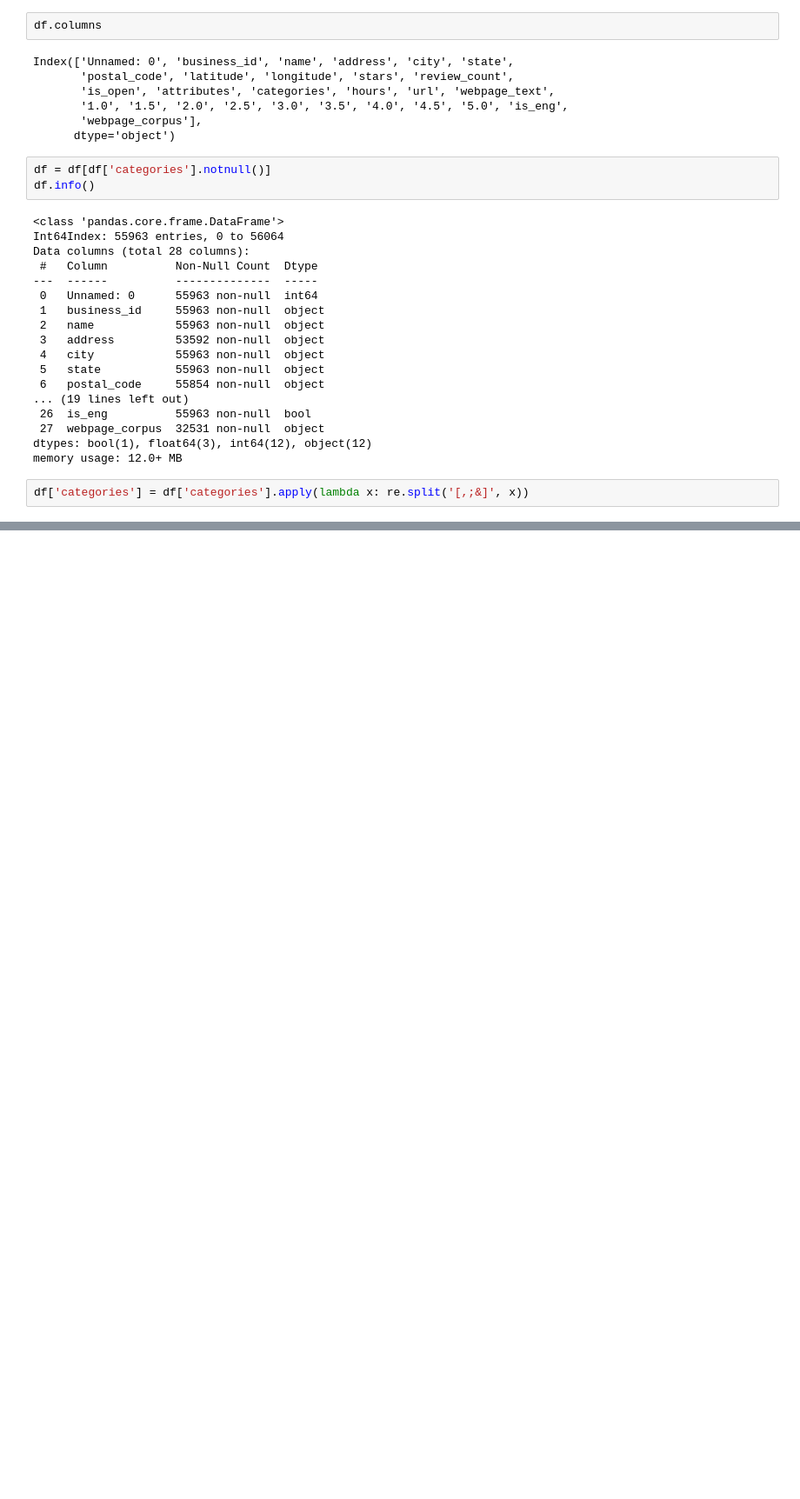
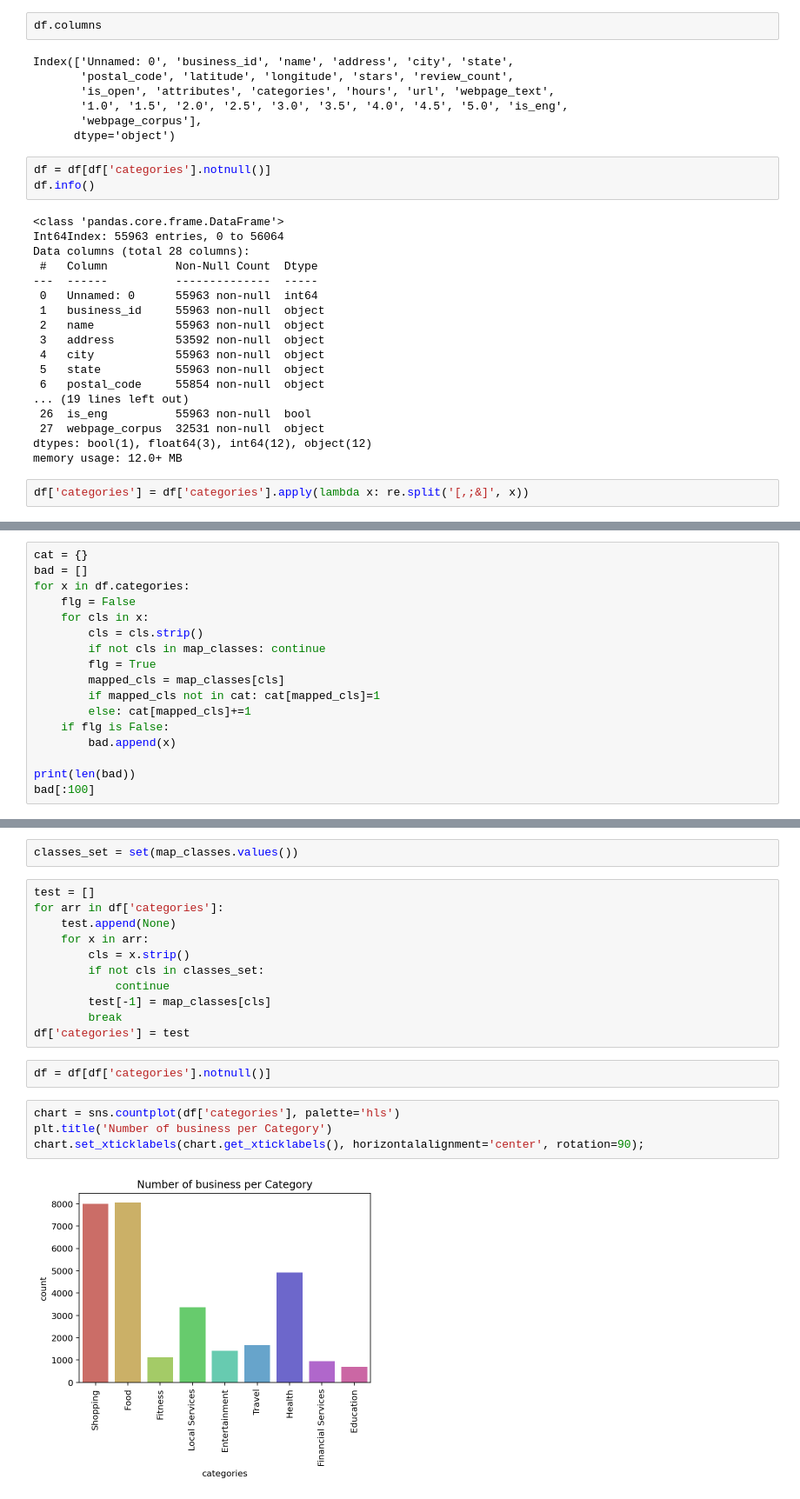
Before and after one commit to wliangxy/advertiser-quality-from-sites, a Jupyter notebook: source/baseline-category-classification.ipynb, the cells around one changed output, grey strips where cells are left out. Shown at 87% size. Saved outputs shown, nothing was run; the diff lists cells and outputs as text; blank space fills up the shorter version.

Commit message:
category classification

```diff
--- a/source/baseline-category-classification.ipynb
+++ b/source/baseline-category-classification.ipynb
@@ -89,0 +131,17 @@ plt.xticks(range(len(classes)), [x[0] for x in classes], rotation=90);
+# %%
+cat = {}
+bad = []
+for x in df.categories:
+    flg = False
+    for cls in x:
+        cls = cls.strip()
+        if not cls in map_classes: continue
+        flg = True
+        mapped_cls = map_classes[cls]
+        if mapped_cls not in cat: cat[mapped_cls]=1
+        else: cat[mapped_cls]+=1
+    if flg is False:
+        bad.append(x)
+
+print(len(bad))
+bad[:100]
@@ -89,0 +167,21 @@ plt.xticks(range(len(classes)), [x[0] for x in classes], rotation=90);
+# %%
+classes_set = set(map_classes.values())
+# %%
+test = []
+for arr in df['categories']:
+    test.append(None)
+    for x in arr:
+        cls = x.strip()
+        if not cls in classes_set:
+            continue
+        test[-1] = map_classes[cls]
+        break
+df['categories'] = test
+# %%
+df = df[df['categories'].notnull()]
+# %%
+chart = sns.countplot(df['categories'], palette='hls')
+plt.title('Number of business per Category')
+chart.set_xticklabels(chart.get_xticklabels(), horizontalalignment='center', rotation=90);
+# %% [output]
+[figure, added]
```
Also changed, not shown: parts of 12 cells of this notebook.
